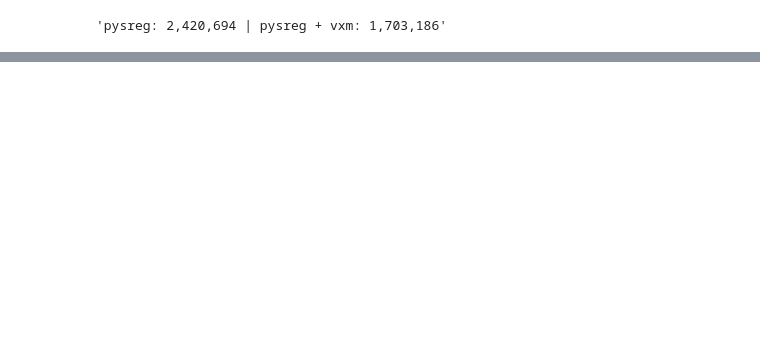
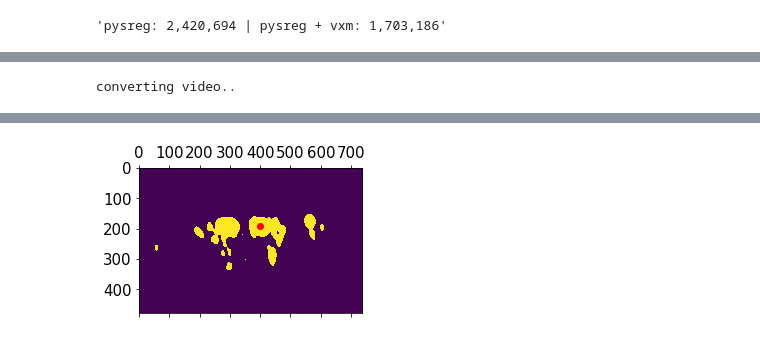
Before and after one commit to Sager611/stabilize2p, a Jupyter notebook: notebooks/voxelmorph.ipynb, the cells around one changed output, grey strips where cells are left out. Saved outputs shown, nothing was run; the diff lists cells and outputs as text; code cells hidden in the pictures; blank space fills up the shorter version.

```diff
--- a/notebooks/voxelmorph.ipynb
+++ b/notebooks/voxelmorph.ipynb
@@ -404,0 +526,78 @@ f'pysreg: {MSE_score(video):,.0f} | pysreg + vxm: {MSE_score(out_video):,.0f}'
+# %%
+import time
+from concurrent.futures.thread import ThreadPoolExecutor
+from modules.metrics import cont_dice_scores, failure_score
+from modules.utils import segment_video, blur_video
+
+
+def dice_scores(video: np.ndarray) -> float:
+    def loop(i):
+        X_n_Y = np.sum(video[i] & video[i+1])
+        X = np.sum(video[i])
+        Y = np.sum(video[i+1])
+        return 2 * X_n_Y / (X + Y)
+
+    # use parallelism
+    res = []
+    with ThreadPoolExecutor() as executor:
+        futures = [
+            executor.submit(loop, i)
+            for i in range(len(video)-1)
+        ]
+        res = [f.result() for f in futures]
+    res = np.array(res)
+    return res
+
+
+def get_scores(name, image):
+    res = image
+    res = segment_video(res, sigma=1.0, num_reps=15, contrast=2.5)
+
+    make_video(name, frame_gen(res))
+
+    x, y = 400, 190
+    print(res[10, x, y])
+
+    img = res[10]
+
+    plt.figure(figsize=(4, 3))
+    ax = plt.subplot(111)
+    ax.matshow(img)
+    ax.plot(x, y, 'ro')
+    plt.show()
+
+    t1 = time.perf_counter()
+    scores = dice_scores(res)
+    t2 = time.perf_counter()
+    print(f'Computed score in {t2-t1:.3f}s')
+    print(f'dice scores: mean: {scores.mean():.2f} | std: {scores.std():.2f} | min: {scores.min():.2f} | max: {scores.max():.2f}')
+    plt.figure(figsize=(6, 2))
+    plt.hist(scores, bins=50)
+    plt.show()
+
+    plt.figure(figsize=(20, 1))
+    plt.hist(np.where(scores < 0.6)[0], bins=200)
+    plt.show()
+
+    print('MEAN DISCRETE SCORE: ', scores.mean())
+    print('MEAN CONT SCORE:     ', cont_dice_scores(res).mean())
+    print(f'Failure score:       {failure_score(res)[0]*100 : .4f}%')
+
+    return scores
+
+
+key = range(50)
+raw = tiff.imread(orig_examples[1], key=key)
+pysreg = tiff.imread(pystackreg_examples[1], key=key)
+pysreg_vxm = np.load('pysreg+vxm.npy')
+ofco = tiff.imread(warped_examples[1], key=key)
+
+# check all
+scores_array = dict()
+for name, video in zip(['raw', 'pysreg', 'pysreg_vxm', 'ofco'], [raw, pysreg, pysreg_vxm, ofco]):
+    print('-'*32)
+    print(name)
+    print('-'*32)
+    # limit ourselves to the first 200 frames
+    scores_array[name] = get_scores(name, video)
+# %% [output]
@@ -404,0 +608 @@ f'pysreg: {MSE_score(video):,.0f} | pysreg + vxm: {MSE_score(out_video):,.0f}'
+converting video..
@@ -404,0 +611 @@ f'pysreg: {MSE_score(video):,.0f} | pysreg + vxm: {MSE_score(out_video):,.0f}'
+[figure, added]
```
Also changed, not shown: parts of 15 cells of this notebook, 18 other files.
